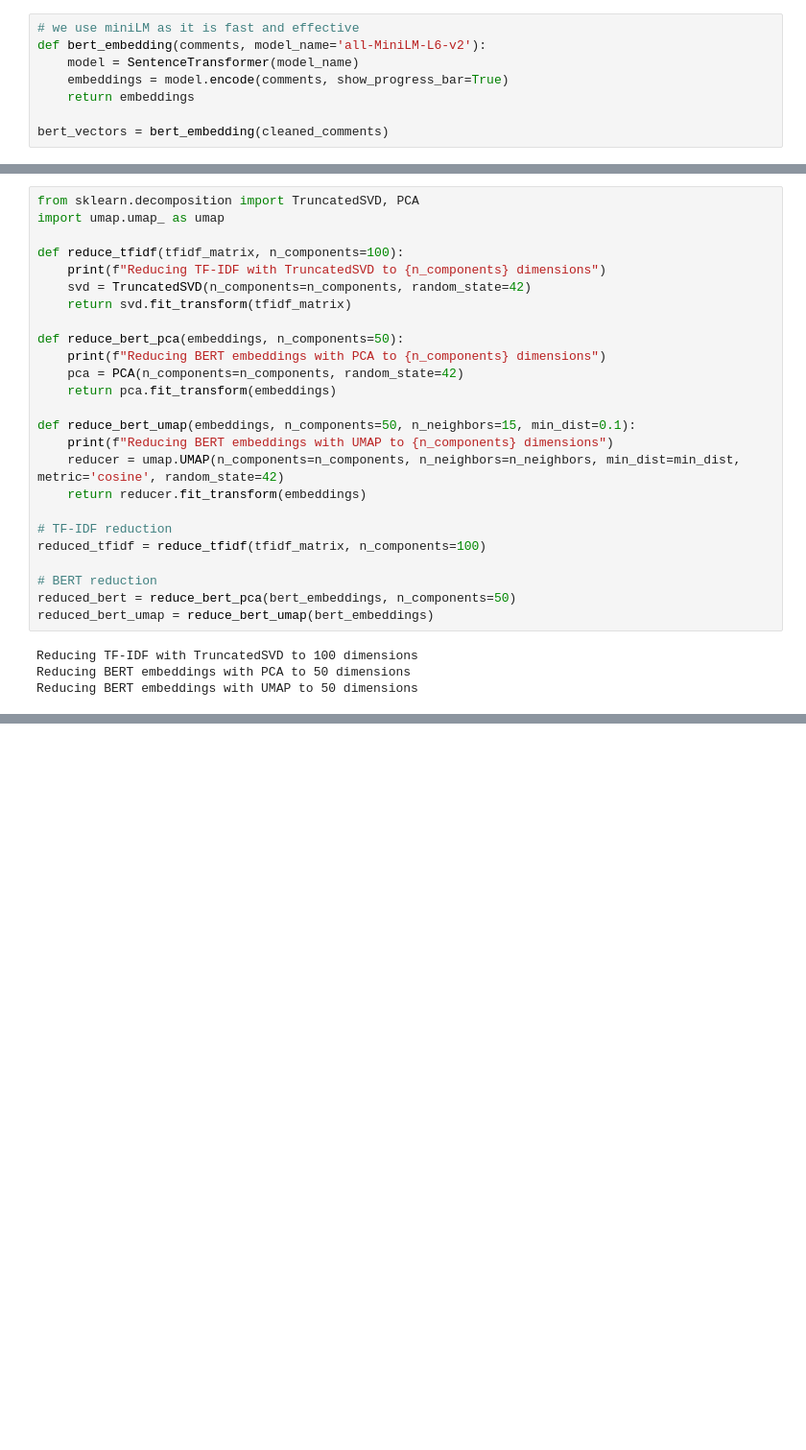
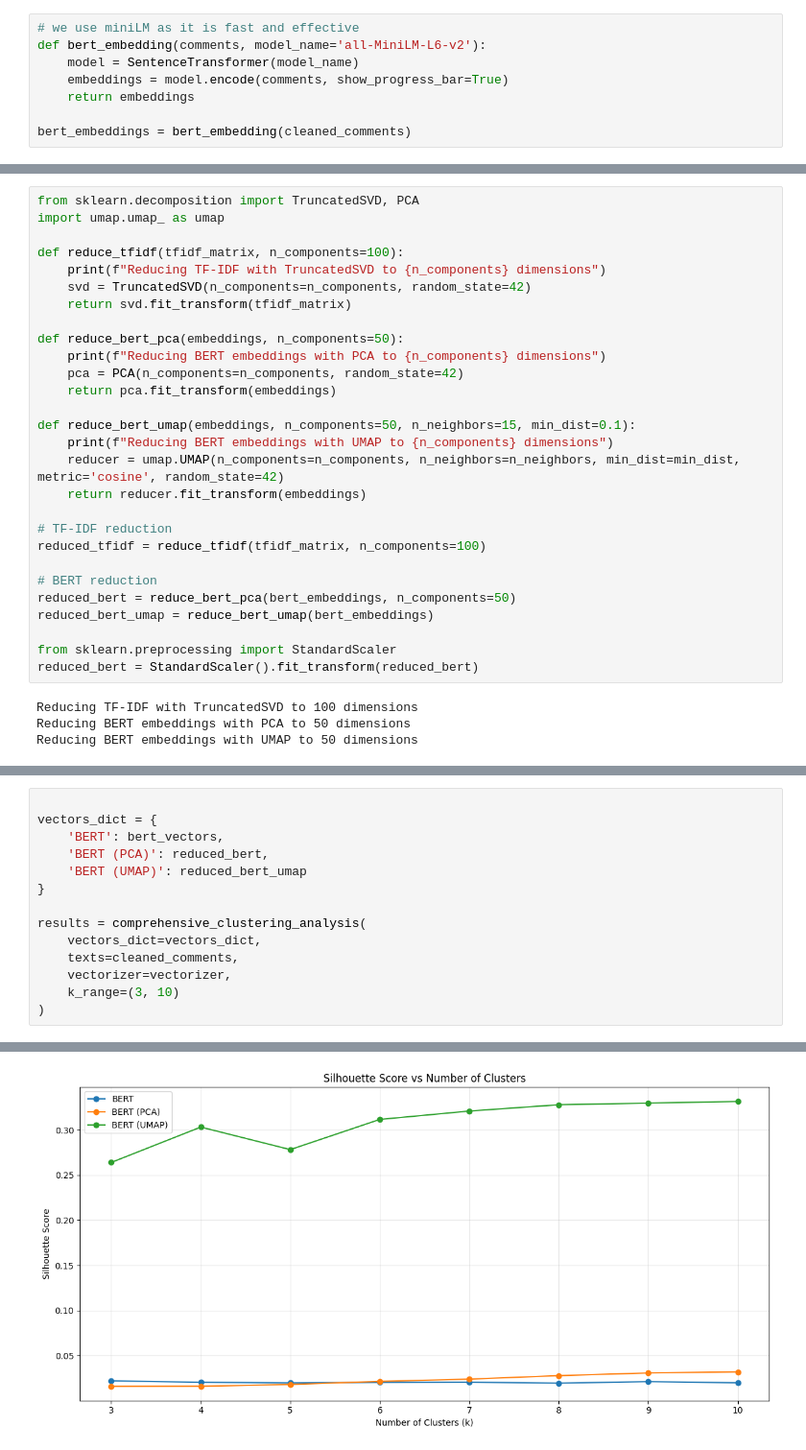
Before and after one commit to ArthurCourselle/FTML-Project, a Jupyter notebook: exercice7.ipynb, the cells around one changed output, grey strips where cells are left out. Shown at 96% size. Saved outputs shown, nothing was run; the diff lists cells and outputs as text; blank space fills up the shorter version.

```diff
--- a/exercice7.ipynb
+++ b/exercice7.ipynb
@@ -282,7 +296,7 @@ def bert_embedding(comments, model_name='all-MiniLM-L6-v2'):
     embeddings = model.encode(comments, show_progress_bar=True)
     return embeddings
 
-bert_vectors = bert_embedding(cleaned_comments)
+bert_embeddings = bert_embedding(cleaned_comments)
 # %% [markdown]
 # Dimensionality Reduction
 
@@ -318,6 +334,9 @@ reduced_tfidf = reduce_tfidf(tfidf_matrix, n_components=100)
 # BERT reduction
 reduced_bert = reduce_bert_pca(bert_embeddings, n_components=50)
 reduced_bert_umap = reduce_bert_umap(bert_embeddings)
+
+from sklearn.preprocessing import StandardScaler
+reduced_bert = StandardScaler().fit_transform(reduced_bert)
 # %% [output]
 Reducing TF-IDF with TruncatedSVD to 100 dimensions
 Reducing BERT embeddings with PCA to 50 dimensions
@@ -564,0 +563,15 @@ Top words:
+# %%
+
+vectors_dict = {
+    'BERT': bert_vectors,
+    'BERT (PCA)': reduced_bert,
+    'BERT (UMAP)': reduced_bert_umap
+}
+
+results = comprehensive_clustering_analysis(
+    vectors_dict=vectors_dict,
+    texts=cleaned_comments,
+    vectorizer=vectorizer,
+    k_range=(3, 10)
+)
+# %% [output]
@@ -564,0 +595 @@ Top words:
+[figure, added]
```
Also changed, not shown: parts of 15 cells of this notebook, 1 other file.
